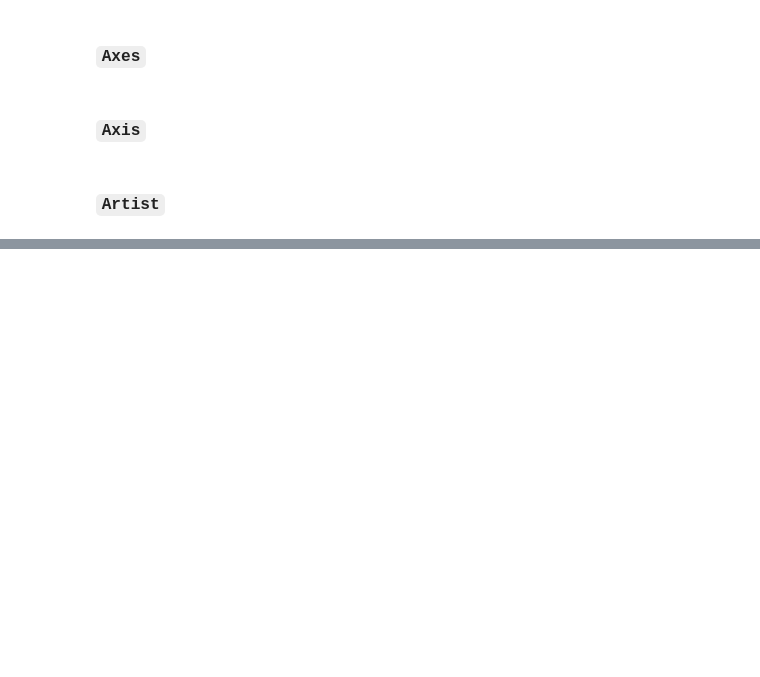
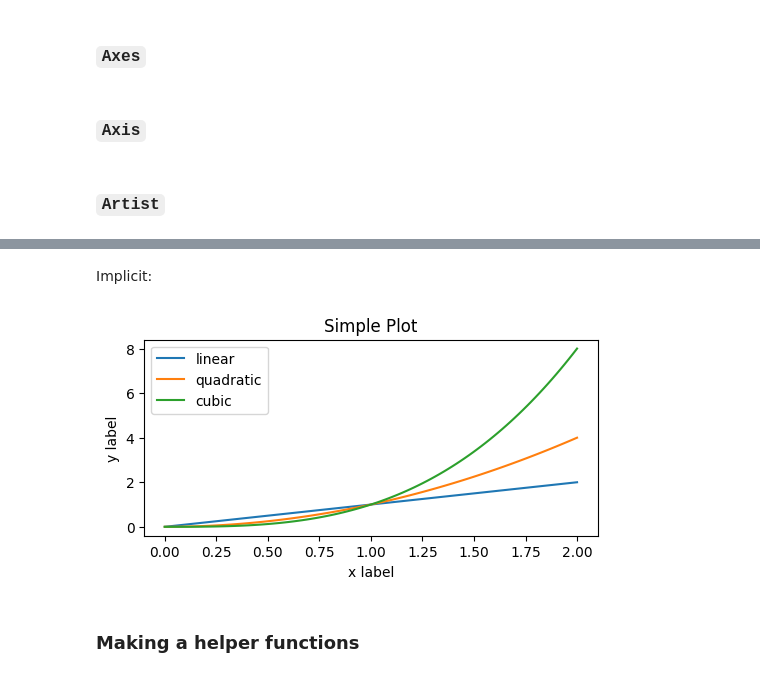
Before and after one commit to mr6r4y/sci-notes, a Jupyter notebook: Matplotlib-Quick-start-guide.ipynb, the cells around one changed output, grey strips where cells are left out. Cells and saved outputs as stored; diff of their text form; code cells hidden in the pictures; blank space fills up the shorter version.

```diff
--- a/Matplotlib-Quick-start-guide.ipynb
+++ b/Matplotlib-Quick-start-guide.ipynb
@@ -32,0 +84,17 @@ fig.show()
+# %% [markdown]
+Implicit:
+# %%
+x = np.linspace(0, 2, 100)  # Sample data.
+
+plt.figure(figsize=(5, 2.7), layout='constrained')
+plt.plot(x, x, label='linear')  # Plot some data on the (implicit) axes.
+plt.plot(x, x**2, label='quadratic')  # etc.
+plt.plot(x, x**3, label='cubic')
+plt.xlabel('x label')
+plt.ylabel('y label')
+plt.title("Simple Plot")
+plt.legend();
+# %% [output]
+[figure, added]
+# %% [markdown]
+### Making a helper functions
```
Also changed, not shown: parts of 33 cells of this notebook.
